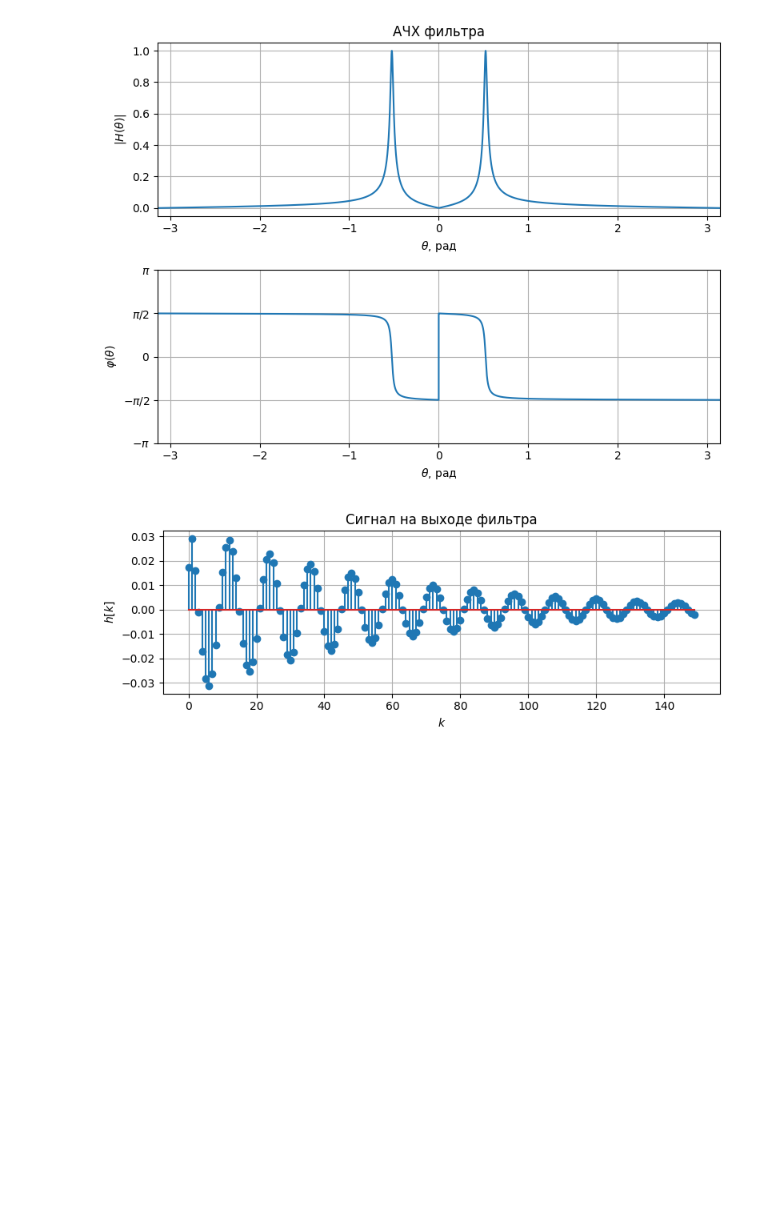
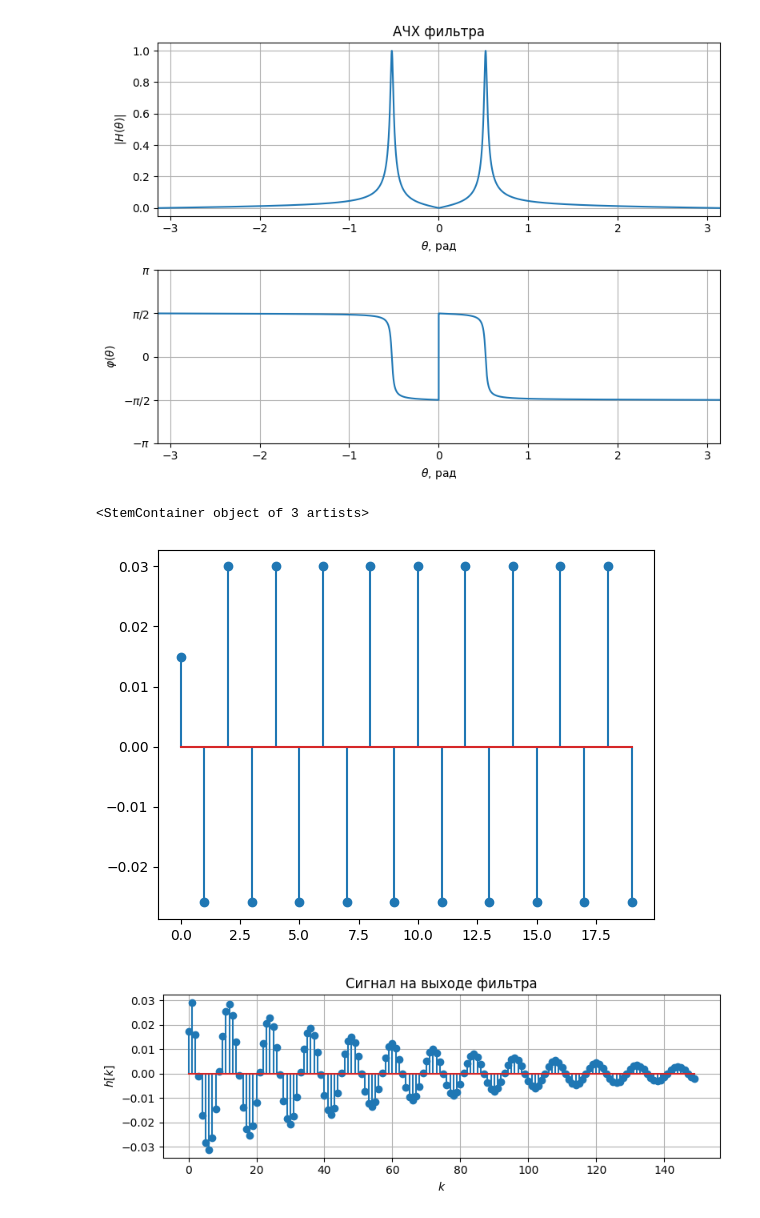
Before and after one commit to derzhavin3016/DSP-labs, a Jupyter notebook: lab3/Module1lab3_task.ipynb, the cells around one changed output. Saved outputs shown, nothing was run; the diff lists cells and outputs as text; code cells hidden in the pictures; blank space fills up the shorter version.

```diff
--- a/lab3/Module1lab3_task.ipynb
+++ b/lab3/Module1lab3_task.ipynb
@@ -235,6 +281,13 @@ filt.freqresp_plot(f_scale='\\theta')
 [figure]
 # %%
 K = 150
+# %%
+k = np.arange(20)
+hk = np.array([1] + [-np.sqrt(3), 2] * ((len(k) - 1) // 2) + [-np.sqrt(3)])*0.015
+plt.stem(k, hk)
+# %% [output]
+<StemContainer object of 3 artists>
+[figure, added]
 # %%
 filt.lfilt_plot(signal.unit_impulse(K), label="h")
 # %% [output]
```
Also changed, not shown: parts of 6 cells of this notebook.
